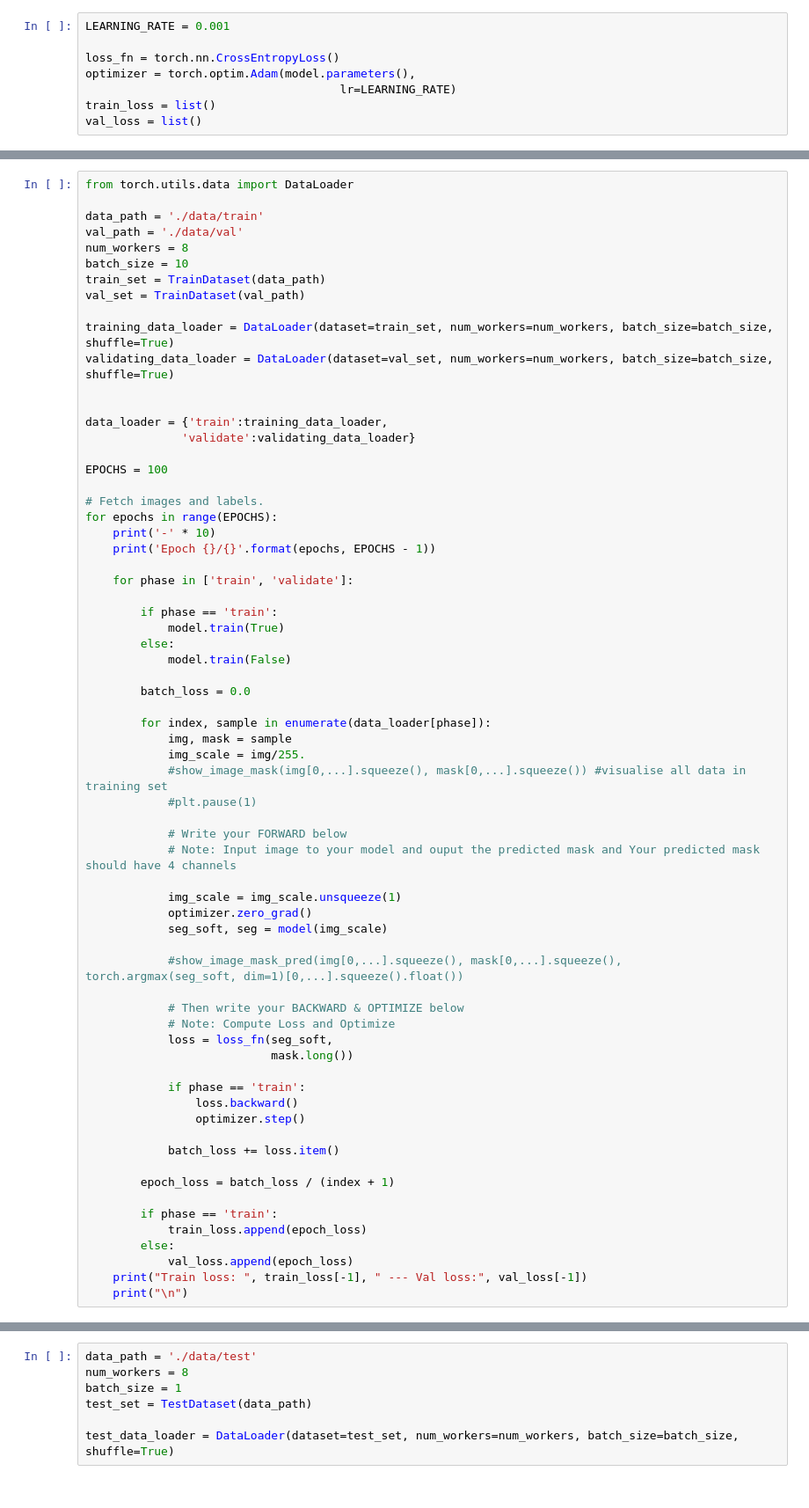
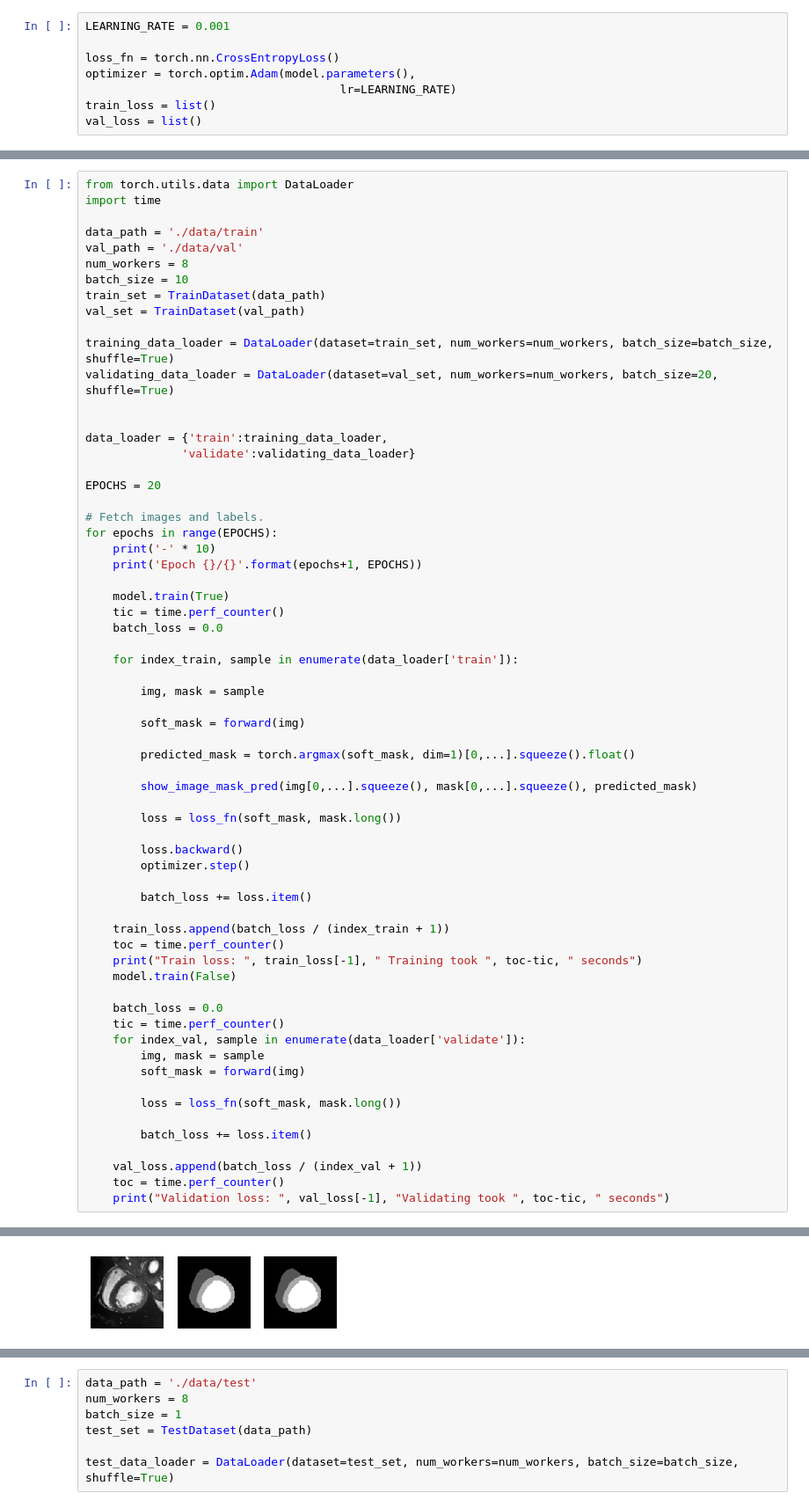
Before and after one commit to rohansampson/SemanticSegmentationSegNet, a Jupyter notebook: Model SegNet.ipynb, the cells around one changed output, grey strips where cells are left out. Shown at 88% size. Cells and saved outputs as stored; diff of their text form.

```diff
--- a/Model SegNet.ipynb
+++ b/Model SegNet.ipynb
@@ -242,5 +254,6 @@ val_loss = list()
 # %%
 from torch.utils.data import DataLoader
+import time
 
 data_path = './data/train'
 val_path = './data/val'
@@ -250,61 +263,57 @@ train_set = TrainDataset(data_path)
 val_set = TrainDataset(val_path)
 
 training_data_loader = DataLoader(dataset=train_set, num_workers=num_workers, batch_size=batch_size, shuffle=True)
-validating_data_loader = DataLoader(dataset=val_set, num_workers=num_workers, batch_size=batch_size, shuffle=True)
+validating_data_loader = DataLoader(dataset=val_set, num_workers=num_workers, batch_size=20, shuffle=True)
 
 
 data_loader = {'train':training_data_loader,
               'validate':validating_data_loader}
 
-EPOCHS = 100
+EPOCHS = 20
 
 # Fetch images and labels.
 for epochs in range(EPOCHS):
     print('-' * 10)
-    print('Epoch {}/{}'.format(epochs, EPOCHS - 1))
+    print('Epoch {}/{}'.format(epochs+1, EPOCHS))
 
-    for phase in ['train', 'validate']:
+    model.train(True)
+    tic = time.perf_counter()
+    batch_loss = 0.0
 
-        if phase == 'train':
-            model.train(True)
-        else:
-            model.train(False)
+    for index_train, sample in enumerate(data_loader['train']):
 
-        batch_loss = 0.0
+        img, mask = sample
 
-        for index, sample in enumerate(data_loader[phase]):
-            img, mask = sample
-            img_scale = img/255.
-            #show_image_mask(img[0,...].squeeze(), mask[0,...].squeeze()) #visualise all data in training set
-            #plt.pause(1)
+        soft_mask = forward(img)
 
-            # Write your FORWARD below
-            # Note: Input image to your model and ouput the predicted mask and Your predicted mask should have 4 channels
+        predicted_mask = torch.argmax(soft_mask, dim=1)[0,...].squeeze().float()
 
-            img_scale = img_scale.unsqueeze(1)
-            optimizer.zero_grad()
-            seg_soft, seg = model(img_scale)
+        show_image_mask_pred(img[0,...].squeeze(), mask[0,...].squeeze(), predicted_mask)
 
-            #show_image_mask_pred(img[0,...].squeeze(), mask[0,...].squeeze(), torch.argmax(seg_soft, dim=1)[0,...].squeeze().float())
+        loss = loss_fn(soft_mask, mask.long())
 
-            # Then write your BACKWARD & OPTIMIZE below
-            # Note: Compute Loss and Optimize
-            loss = loss_fn(seg_soft,
-                           mask.long())
+        loss.backward()
+        optimizer.step()
 
-            if phase == 'train':
-                loss.backward()
-                optimizer.step()
+        batch_loss += loss.item()
 
-            batch_loss += loss.item()
+    train_loss.append(batch_loss / (index_train + 1))
+    toc = time.perf_counter()
+    print("Train loss: ", train_loss[-1], " Training took ", toc-tic, " seconds")
+    model.train(False)
 
-        epoch_loss = batch_loss / (index + 1)
+    batch_loss = 0.0
+    tic = time.perf_counter()
+    for index_val, sample in enumerate(data_loader['validate']):
+        img, mask = sample
+        soft_mask = forward(img)
 
-        if phase == 'train':
-            train_loss.append(epoch_loss)
-        else:
-            val_loss.append(epoch_loss)
-    print("Train loss: ", train_loss[-1], " --- Val loss:", val_loss[-1])
-    print("\n")
+        loss = loss_fn(soft_mask, mask.long())
+
+        batch_loss += loss.item()
+
+    val_loss.append(batch_loss / (index_val + 1))
+    toc = time.perf_counter()
+    print("Validation loss: ", val_loss[-1], "Validating took ", toc-tic, " seconds")
 # %% [output]
 ----------
@@ -326,0 +321 @@ Epoch 59/99
+[figure, added]
```
Also changed, not shown: parts of 10 cells of this notebook.
